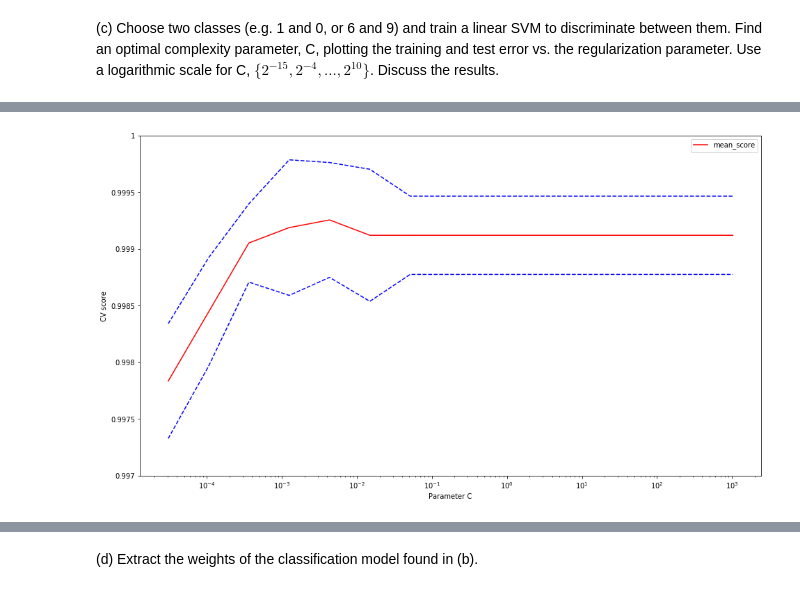
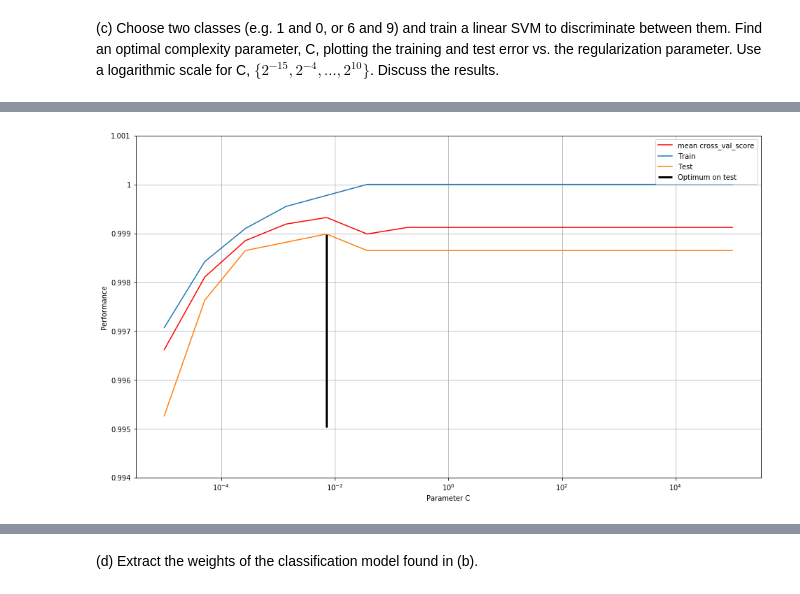
Before and after one commit to ingJSNA/machineLearning2018, a Jupyter notebook: ml-assign3-jsnavarroa.ipynb, the cells around one changed output, grey strips where cells are left out. Drawn from its saved outputs; the diff is of its cells as text; code cells hidden in the pictures.

Commit message:
Probe with other digits

```diff
--- a/ml-assign3-jsnavarroa.ipynb
+++ b/ml-assign3-jsnavarroa.ipynb
@@ -75,38 +75,78 @@ Discuss the results.
 from sklearn.model_selection import train_test_split, cross_val_score
 from sklearn import svm
 
-# Get samples from 0 and 1 digits
-ix = np.isin(y, [0, 1])
-X_subset = X_norm[ix]
-y_subset = y[ix]
+def getSubset(X, y, digits_to_use):
+    # Get samples from 0 and 1 digits
+    ix = np.isin(y, digits_to_use)
+    X_subset = X[ix]
+    y_subset = y[ix]
 
-# Create a classifier: a support vector classifier
-classifier = svm.SVC(kernel='linear')
+    return X_subset, y_subset
 
-C_s = np.logspace(start=-15, stop=10, num=15, base=2)
 
-scores = list()
-scores_std = list()
-scores_median = list()
-for C in C_s:
-    classifier.C = C
-    this_scores = cross_val_score(classifier, X_subset, y_subset, n_jobs=-1)
-    scores.append(np.mean(this_scores))
-    scores_std.append(np.std(this_scores))
+def getOptimalC(X, y, plot=False):
 
-# Do the plotting
-plt.figure(1, figsize=(16, 9))
-plt.clf()
-plt.semilogx(C_s, scores, 'r', label='mean_score')
-plt.semilogx(C_s, np.array(scores) + np.array(scores_std), 'b--')
-plt.semilogx(C_s, np.array(scores) - np.array(scores_std), 'b--')
-locs, labels = plt.yticks()
-plt.yticks(locs, list(map(lambda x: "%g" % x, locs)))
-plt.ylabel('CV score')
-plt.xlabel('Parameter C')
-plt.legend()
-plt.show()
+    # Split the data
+    X_train, X_test, y_train, y_test = train_test_split(X, y, test_size=0.4, random_state=0)
 
-C_optimal = C_s[np.array(scores).argmax()]
-print("Optimal C", C_optimal)
+    C_s = np.logspace(start=-5, stop=5, num=15, base=10)
+
+    # Score the classifier
+    scores = list()
+    scores_std = list()
+    train_errors = list()
+    test_errors = list()
+
+    for C in C_s:
+        # Create a classifier: a support vector classifier
+        classifier = svm.SVC(kernel='linear', C=C)
+
+        # Cross validation score
+        this_scores = cross_val_score(classifier, X, y, n_jobs=-1)
+        scores.append(np.mean(this_scores))
+        scores_std.append(np.std(this_scores))
+
+        # Train and test errors
+        classifier.fit(X_train, y_train)
+        train_errors.append(classifier.score(X_train, y_train))
+        test_errors.append(classifier.score(X_test, y_test))
+
+
+    # Optimal C
+    C_optimal = C_s[np.array(scores).argmax()]
+
+    i_alpha_optim = np.argmax(test_errors)
+    alpha_optim = C_s[i_alpha_optim]
+    print("Optimal C", C_optimal)
+
+    # Do the plotting
+    if plot:
+        plt.figure(1, figsize=(16, 9))
+        plt.clf()
+
+        plt.semilogx(C_s, scores, 'r', label='mean cross_val_score')
+        #plt.semilogx(C_s, np.array(scores) + np.array(scores_std), 'b--')
+        #plt.semilogx(C_s, np.array(scores) - np.array(scores_std), 'b--')
+
+        plt.semilogx(C_s, np.array(train_errors), label='Train')
+        plt.semilogx(C_s, np.array(test_errors), label='Test')
+
+        plt.scatter(C_optimal, scores[np.array(scores).argmax()], marker='o', cmap=plt.cm.Spectral)
+        plt.vlines(alpha_optim, plt.ylim()[0], np.max(test_errors), color='k', linewidth=3, label='Optimum on test')
+
+        locs, labels = plt.yticks()
+        plt.yticks(locs, list(map(lambda x: "%g" % x, locs)))
+        plt.ylabel('Performance')
+        plt.xlabel('Parameter C')
+        plt.legend()
+        plt.grid(True)
+        plt.show()
+
+
+    return C_optimal
+
+
+X_subset, y_subset = getSubset(X_norm, y, [0, 1])
+
+C_optimal = getOptimalC(X_subset, y_subset, plot=True)
 # %% [output]
@@ -113 +154 @@ print("Optimal C", C_optimal)
-[figure, old version]
+[figure, new version]
```
Also changed, not shown: parts of 6 cells of this notebook.
